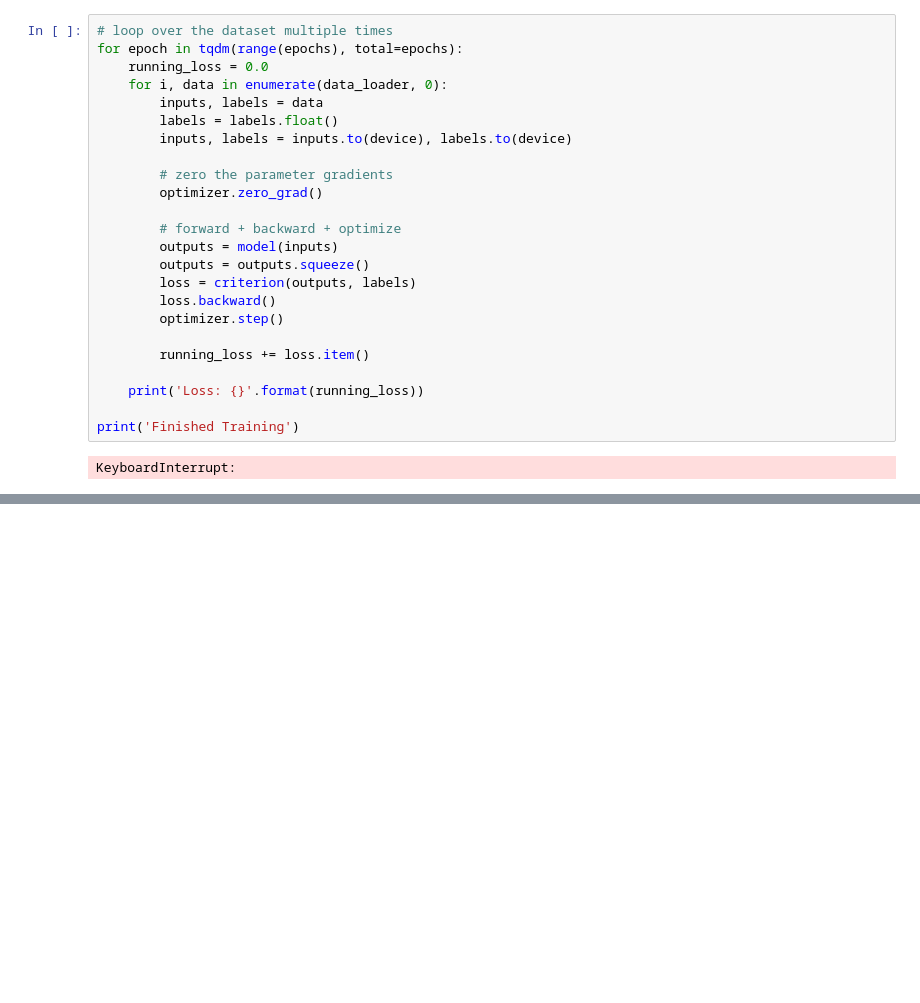
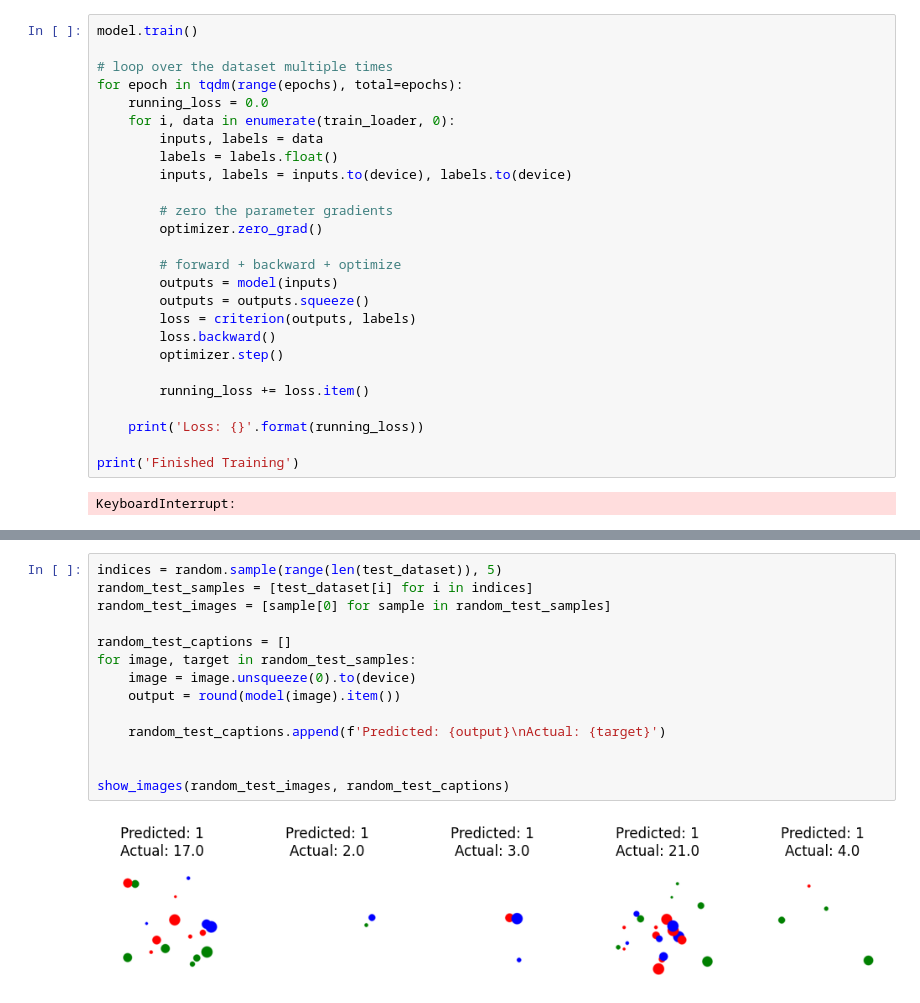
Before and after one commit to MajedTB/ML-thoughts-experiments, a Jupyter notebook: Count-Objects-Regression/Count-Objects-Regression.ipynb, the cells around one changed output, grey strips where cells are left out. Cells and saved outputs as stored; diff of their text form; blank space fills up the shorter version.

```diff
--- a/Count-Objects-Regression/Count-Objects-Regression.ipynb
+++ b/Count-Objects-Regression/Count-Objects-Regression.ipynb
@@ -131,8 +139,10 @@ Downloading: "https://download.pytorch.org/models/resnet50-0676ba61.pth" to C:\U
 # %%
+model.train()
+
 # loop over the dataset multiple times
 for epoch in tqdm(range(epochs), total=epochs):
     running_loss = 0.0
-    for i, data in enumerate(data_loader, 0):
+    for i, data in enumerate(train_loader, 0):
         inputs, labels = data
         labels = labels.float()
         inputs, labels = inputs.to(device), labels.to(device)
@@ -156,0 +186,16 @@ KeyboardInterrupt:
+# %%
+indices = random.sample(range(len(test_dataset)), 5)
+random_test_samples = [test_dataset[i] for i in indices]
+random_test_images = [sample[0] for sample in random_test_samples]
+
+random_test_captions = []
+for image, target in random_test_samples:
+    image = image.unsqueeze(0).to(device)
+    output = round(model(image).item())
+
+    random_test_captions.append(f'Predicted: {output}\nActual: {target}')
+
+
+show_images(random_test_images, random_test_captions)
+# %% [output]
+[figure, added]
```
Also changed, not shown: parts of 5 cells of this notebook.
